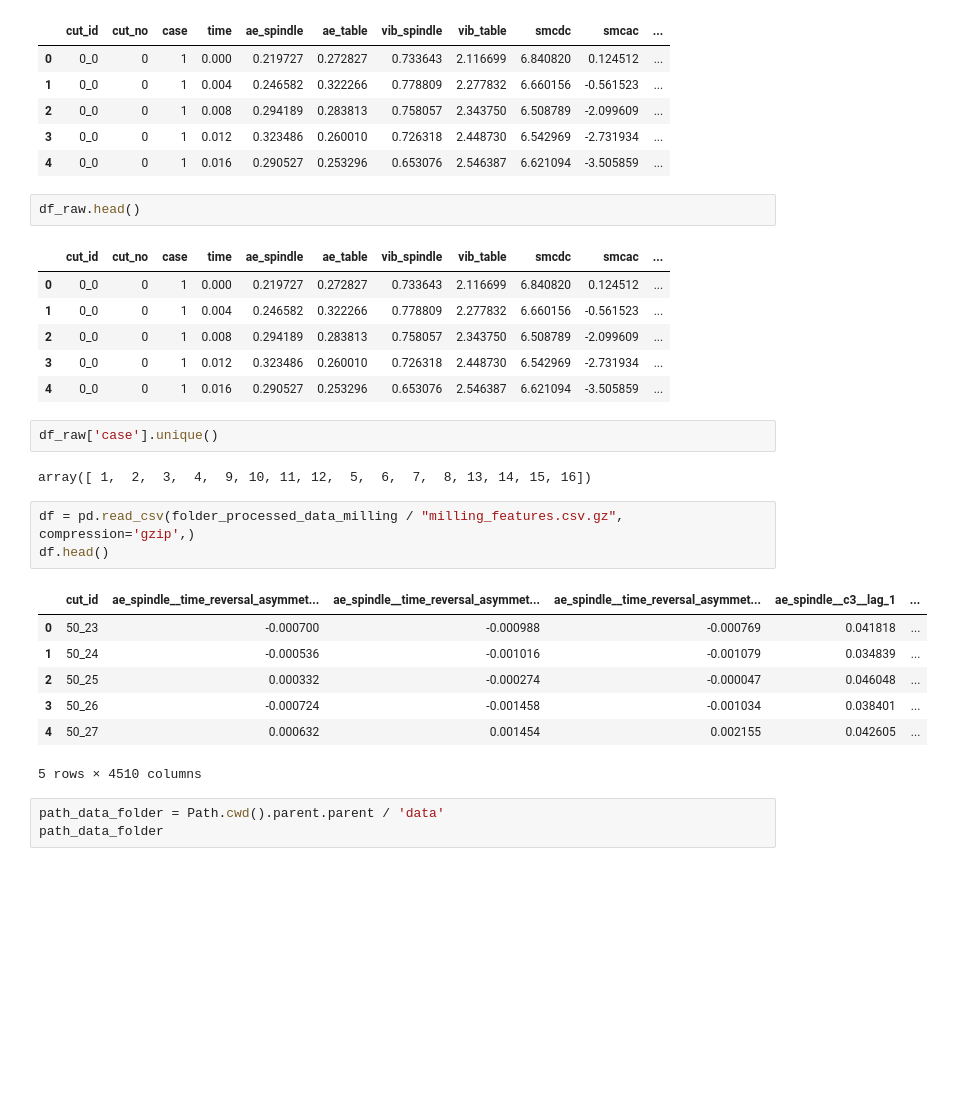
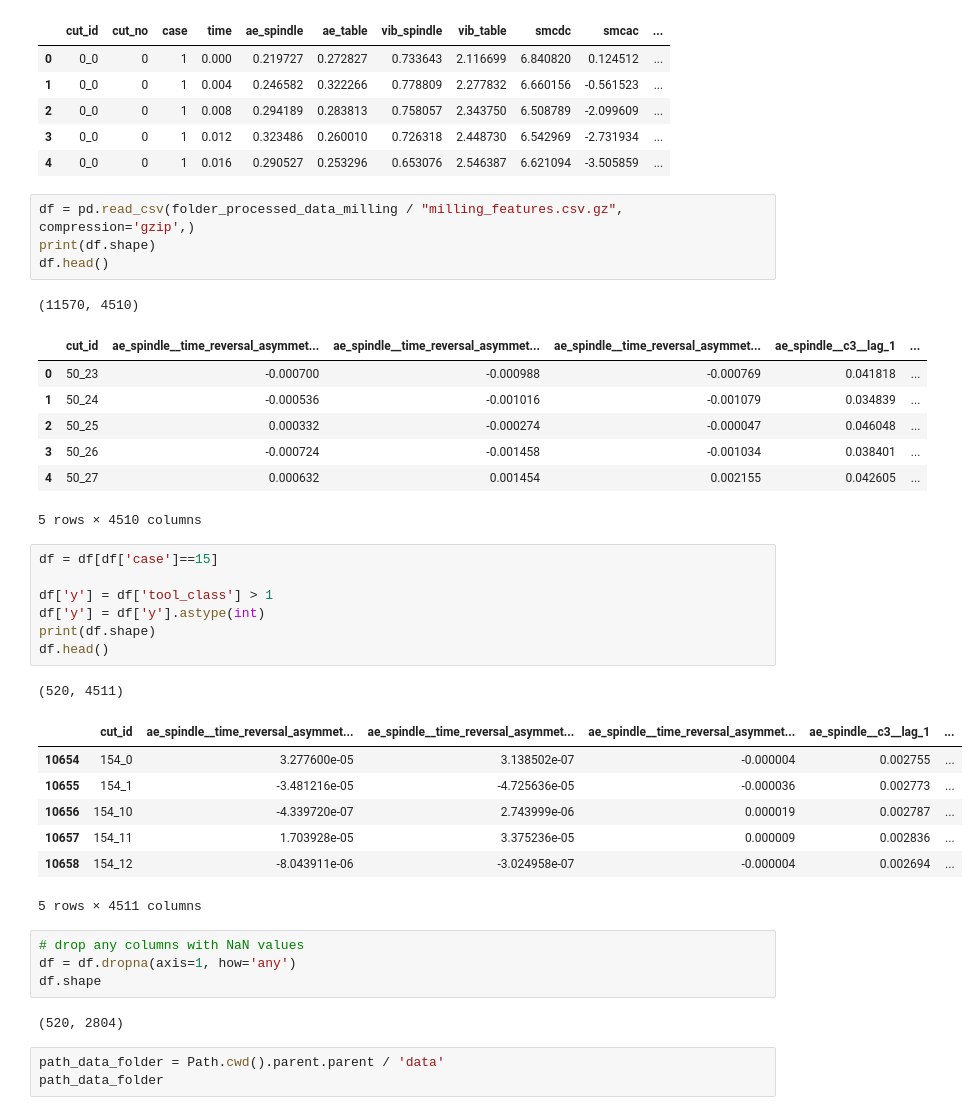
Before and after one commit to tvhahn/tspipe, a Jupyter notebook: notebooks/scratch/select_feat.ipynb, the cells around one changed output. Saved outputs shown, nothing was run; the diff lists cells and outputs as text; blank space fills up the shorter version.

```diff
--- a/notebooks/scratch/select_feat.ipynb
+++ b/notebooks/scratch/select_feat.ipynb
@@ -46,30 +43,41 @@ df_raw.head()
 | 2 | 0_0 | 0 | 1 | 0.008 | 0.294189 | 0.283813 | 0.758057 | 2.343750 | 6.508789 | -2.099609 | ... |
 | 3 | 0_0 | 0 | 1 | 0.012 | 0.323486 | 0.260010 | 0.726318 | 2.448730 | 6.542969 | -2.731934 | ... |
 | 4 | 0_0 | 0 | 1 | 0.016 | 0.290527 | 0.253296 | 0.653076 | 2.546387 | 6.621094 | -3.505859 | ... |
-# %%
-df_raw.head()
-# %% [output]
-|  | cut_id | cut_no | case | time | ae_spindle | ae_table | vib_spindle | vib_table | smcdc | smcac | ... |
-| 0 | 0_0 | 0 | 1 | 0.000 | 0.219727 | 0.272827 | 0.733643 | 2.116699 | 6.840820 | 0.124512 | ... |
-| 1 | 0_0 | 0 | 1 | 0.004 | 0.246582 | 0.322266 | 0.778809 | 2.277832 | 6.660156 | -0.561523 | ... |
-| 2 | 0_0 | 0 | 1 | 0.008 | 0.294189 | 0.283813 | 0.758057 | 2.343750 | 6.508789 | -2.099609 | ... |
-| 3 | 0_0 | 0 | 1 | 0.012 | 0.323486 | 0.260010 | 0.726318 | 2.448730 | 6.542969 | -2.731934 | ... |
-| 4 | 0_0 | 0 | 1 | 0.016 | 0.290527 | 0.253296 | 0.653076 | 2.546387 | 6.621094 | -3.505859 | ... |
-# %%
-df_raw['case'].unique()
-# %% [output]
-array([ 1,  2,  3,  4,  9, 10, 11, 12,  5,  6,  7,  8, 13, 14, 15, 16])
 # %%
 df = pd.read_csv(folder_processed_data_milling / "milling_features.csv.gz", compression='gzip',)
+print(df.shape)
 df.head()
 # %% [output]
+(11570, 4510)
 |  | cut_id | ae_spindle__time_reversal_asymmet... | ae_spindle__time_reversal_asymmet... | ae_spindle__time_reversal_asymmet... | ae_spindle__c3__lag_1 | ... |
 | 0 | 50_23 | -0.000700 | -0.000988 | -0.000769 | 0.041818 | ... |
 | 1 | 50_24 | -0.000536 | -0.001016 | -0.001079 | 0.034839 | ... |
 | 2 | 50_25 | 0.000332 | -0.000274 | -0.000047 | 0.046048 | ... |
 | 3 | 50_26 | -0.000724 | -0.001458 | -0.001034 | 0.038401 | ... |
 | 4 | 50_27 | 0.000632 | 0.001454 | 0.002155 | 0.042605 | ... |
-5 rows × 4510 columns
+5 rows × 4510 columns
+# %%
+df = df[df['case']==15]
+
+df['y'] = df['tool_class'] > 1
+df['y'] = df['y'].astype(int)
+print(df.shape)
+df.head()
+# %% [output]
+(520, 4511)
+|  | cut_id | ae_spindle__time_reversal_asymmet... | ae_spindle__time_reversal_asymmet... | ae_spindle__time_reversal_asymmet... | ae_spindle__c3__lag_1 | ... |
+| 10654 | 154_0 | 3.277600e-05 | 3.138502e-07 | -0.000004 | 0.002755 | ... |
+| 10655 | 154_1 | -3.481216e-05 | -4.725636e-05 | -0.000036 | 0.002773 | ... |
+| 10656 | 154_10 | -4.339720e-07 | 2.743999e-06 | 0.000019 | 0.002787 | ... |
+| 10657 | 154_11 | 1.703928e-05 | 3.375236e-05 | 0.000009 | 0.002836 | ... |
+| 10658 | 154_12 | -8.043911e-06 | -3.024958e-07 | -0.000004 | 0.002694 | ... |
+5 rows × 4511 columns
+# %%
+# drop any columns with NaN values
+df = df.dropna(axis=1, how='any')
+df.shape
+# %% [output]
+(520, 2804)
 # %%
 path_data_folder = Path.cwd().parent.parent / 'data'
 path_data_folder
```
Also changed, not shown: parts of 1 cell of this notebook.
